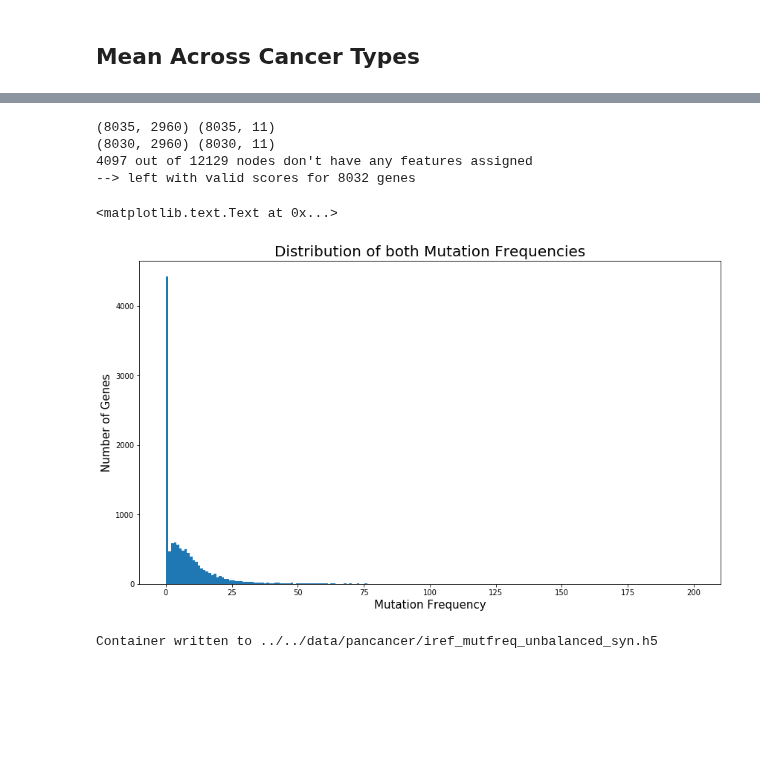
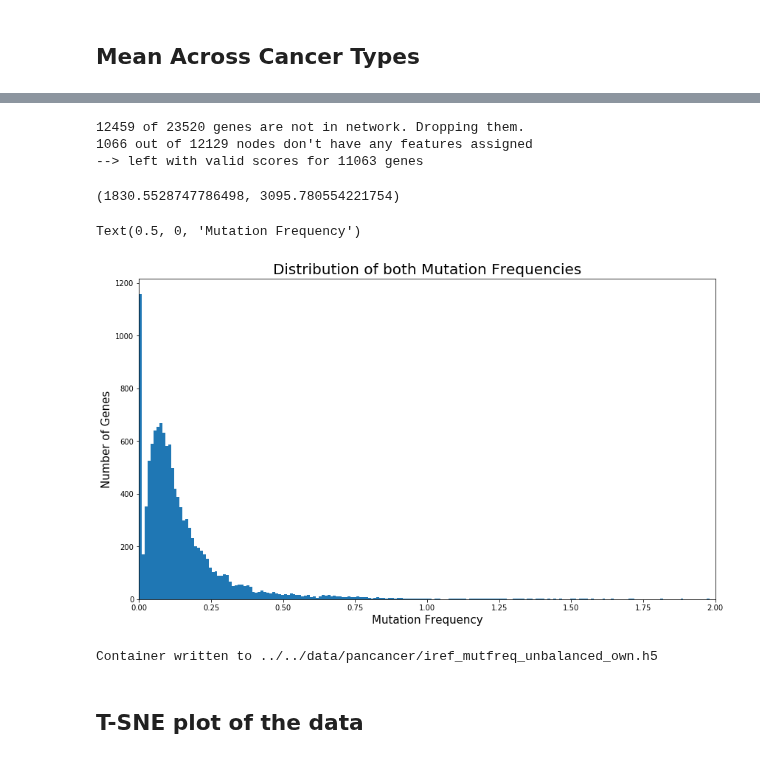
Before and after one commit to schulter/EMOGI, a Jupyter notebook: pancancer/mutfreq/preprocess_mutation_freqs.ipynb, the cells around one changed output, grey strips where cells are left out. Drawn from its saved outputs; the diff is of its cells as text; code cells hidden in the pictures; blank space fills up the shorter version.

```diff
--- a/pancancer/mutfreq/preprocess_mutation_freqs.ipynb
+++ b/pancancer/mutfreq/preprocess_mutation_freqs.ipynb
@@ -237,0 +361,10 @@ samples_to_cancer_types.set_index('sample', inplace=True)
+# %%
+submitter_project_mapping = pd.read_json('../../data/pancancer/TCGA/mutation/download_new/cases_all_cancers.2018-11-26.json')
+submitter_project_mapping.head()
+submitter_project_mapping['Cancer_Type'] = [dict(i)['project_id'] for i in submitter_project_mapping.project]
+submitter_project_mapping = submitter_project_mapping[['submitter_id', 'Cancer_Type']].set_index('submitter_id')
+submitter_project_mapping.head()
+
+trim_to_submitter = lambda x: '-'.join(str(x).split('-')[:3]) # TCGA barcode until patient
+mut_freq_sample.columns = mut_freq_sample.columns.map(trim_to_submitter)
+mut_freq_sample.head()
@@ -238,11 +380,17 @@ samples_to_cancer_types.set_index('sample', inplace=True)
 # %%
+# join with mapping and compute the mean across cancer types
 no_names = mut_freq_sample.drop('Name', axis=1)
-matrix_with_cancer_types = no_names.T.join(samples_to_cancer_types)
-print (matrix_with_cancer_types.drop('cancer_type', axis=1).sum().sum())
-mean_mut_freqs = matrix_with_cancer_types.groupby('cancer_type').mean().T
+matrix_with_cancer_types = no_names.T.join(submitter_project_mapping)
+mean_mut_freqs = matrix_with_cancer_types.groupby('Cancer_Type').mean().T
 print (mean_mut_freqs.sum().sum())
-if USE_PRECOMPILED_MAF:
-    mean_mut_freqs.to_csv('../../data/pancancer/TCGA/mutation/mean_mut_freqs_cancer_types_syn.tsv', sep='\t')
-else:
-    mean_mut_freqs.to_csv('../../data/pancancer/TCGA/mutation/mean_mut_freqs_cancer_types_own.tsv', sep='\t')
+mean_mut_freqs.columns = [i.split('-')[1] for i in mean_mut_freqs.columns]
+
+# get back the gene names
+assert((mean_mut_freqs.index == mut_freq_sample.index).all())
+mean_mut_freqs['Name'] = mut_freq_sample.Name
+
+# write to disk
+mean_mut_freqs.to_csv('../../data/pancancer/TCGA/mutation/mean_mut_freqs_snvcna.tsv', sep='\t')
+
+mean_mut_freqs.head()
 # %% [output]
@@ -269,6 +419,6 @@ mean_mut_freqs.head()
 # %%
 # load Container
-data_file = '../../data/pancancer/hotnet_iref_vec_input_unbalanced.h5'
+data_file = '../../data/pancancer/iref_datadesc_gefc_ncglabels.h5'
 
 with h5py.File(data_file, 'r') as f:
     network = f['network'][:]
@@ -292,18 +442,13 @@ nodes_df = pd.DataFrame(node_names, columns=['ensembl_id', 'name'])
 nodes_df.set_index('ensembl_id', inplace=True)
 
 # clean mutation frequencies from genes which are not in network
-mutfreq_in_network = mut_freq_sample[mut_freq_sample.index.isin(nodes_df.index)]
 mean_mutfreq_in_network = mean_mut_freqs[mean_mut_freqs.index.isin(nodes_df.index)]
-print (mutfreq_in_network.shape, mean_mutfreq_in_network.shape)
-
+print ("{} of {} genes are not in network. Dropping them.".format(mean_mut_freqs[~mean_mut_freqs.index.isin(nodes_df.index)].shape[0], mean_mut_freqs.shape[0]))
 # remove duplicates in index
-mutfreq_in_network = mutfreq_in_network[~mutfreq_in_network.index.duplicated(keep='first')]
 mean_mutfreq_in_network = mean_mutfreq_in_network[~mean_mutfreq_in_network.index.duplicated(keep='first')]
-print (mutfreq_in_network.shape, mean_mutfreq_in_network.shape)
 
 # build feature matrix using reindexing
-features_df = mutfreq_in_network.reindex(index=nodes_df.index)
-features_df_mean = mean_mutfreq_in_network.reindex(index=nodes_df.index)
+features_df = mean_mutfreq_in_network.reindex(index=nodes_df.index)
 
 num_of_zero_nodes = features_df.isnull().any(axis=1).sum()
 print ("{} out of {} nodes don't have any features assigned".format(num_of_zero_nodes, network.shape[0]))
@@ -312,31 +457,31 @@ print ("--> left with valid scores for {} genes".format(network.shape[0]-num_of_
 # put 0 for missing data and remove name columns
 features_df.fillna(0, inplace=True)
 features_df.drop('Name', axis=1, inplace=True)
-features_df_mean.fillna(0, inplace=True)
 # %% [output]
-(8035, 2960) (8035, 11)
-(8030, 2960) (8030, 11)
-4097 out of 12129 nodes don't have any features assigned
---> left with valid scores for 8032 genes
+12459 of 23520 genes are not in network. Dropping them.
+1066 out of 12129 nodes don't have any features assigned
+--> left with valid scores for 11063 genes
+# %%
+features_df.sum().sum(), mean_mut_freqs.drop('Name', axis=1).sum().sum()
+# %% [output]
+(1830.5528747786498, 3095.780554221754)
 # %%
-ax = features_df.sum(axis=1).plot('hist', bins=np.linspace(0, 200, 200), figsize=(14, 8))
+ax = features_df.sum(axis=1).plot(kind='hist', bins=np.linspace(0, 2, 200), figsize=(14, 8))
+plt.xlim([0, 2])
 ax.set_ylabel('Number of Genes', fontsize=15)
 ax.set_title('Distribution of both Mutation Frequencies', fontsize=20)
 ax.set_xlabel('Mutation Frequency', fontsize=15)
 # %% [output]
-<matplotlib.text.Text at 0x...>
+Text(0.5, 0, 'Mutation Frequency')
-[figure, old version]
+[figure, new version]
 # %%
-features = features_df_mean.as_matrix()
-feature_names = np.array(features_df_mean.columns, dtype=object)
+features = features_df.as_matrix()
+feature_names = np.array(features_df.columns, dtype=object)
 
 string_dt = h5py.special_dtype(vlen=str)
 
 # determine file name by parameters
-if USE_PRECOMPILED_MAF:
-    fname = '../../data/pancancer/iref_mutfreq_unbalanced_syn.h5'
-else:
-    fname = '../../data/pancancer/iref_mutfreq_unbalanced_own.h5'
+fname = '../../data/pancancer/iref_mutfreq_unbalanced_own.h5'
 f = h5py.File(fname, 'w')
 
 # add ppi network
@@ -357,8 +502,10 @@ f.create_dataset('mask_train', data=train_mask, shape=train_mask.shape)
 f.create_dataset('mask_test', data=test_mask, shape=test_mask.shape)
 if y_val is not None:
     f.create_dataset('mask_val', data=val_mask, shape=val_mask.shape)
-f.create_dataset('feature_names', data=feature_names, dtype=string_dt)
+f.create_dataset('feature_names', data=features_df.columns, dtype=string_dt)
 f.close()
 print ("Container written to {}".format(fname))
 # %% [output]
-Container written to ../../data/pancancer/iref_mutfreq_unbalanced_syn.h5
+Container written to ../../data/pancancer/iref_mutfreq_unbalanced_own.h5
+# %% [markdown]
+## T-SNE plot of the data
```
Also changed, not shown: parts of 56 cells of this notebook.
